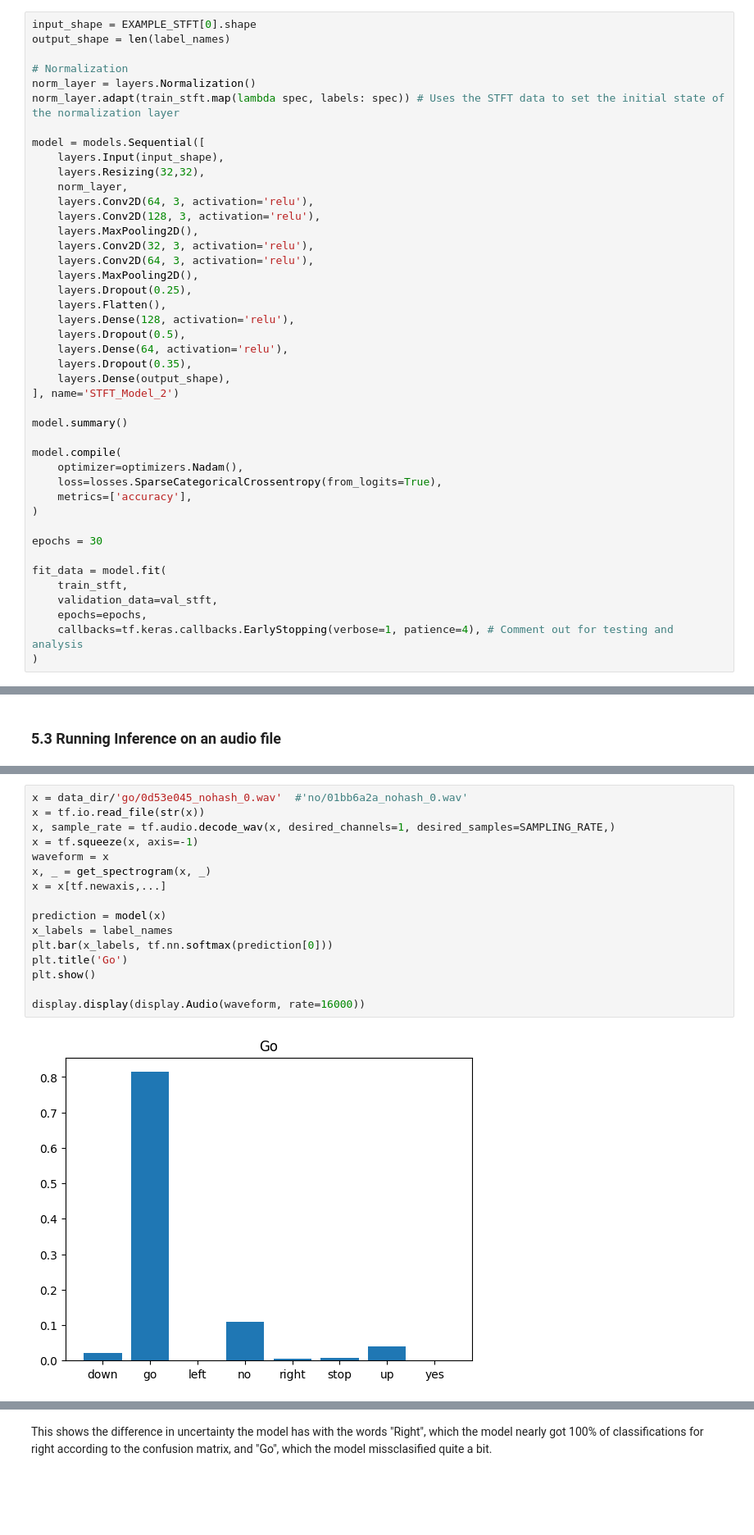
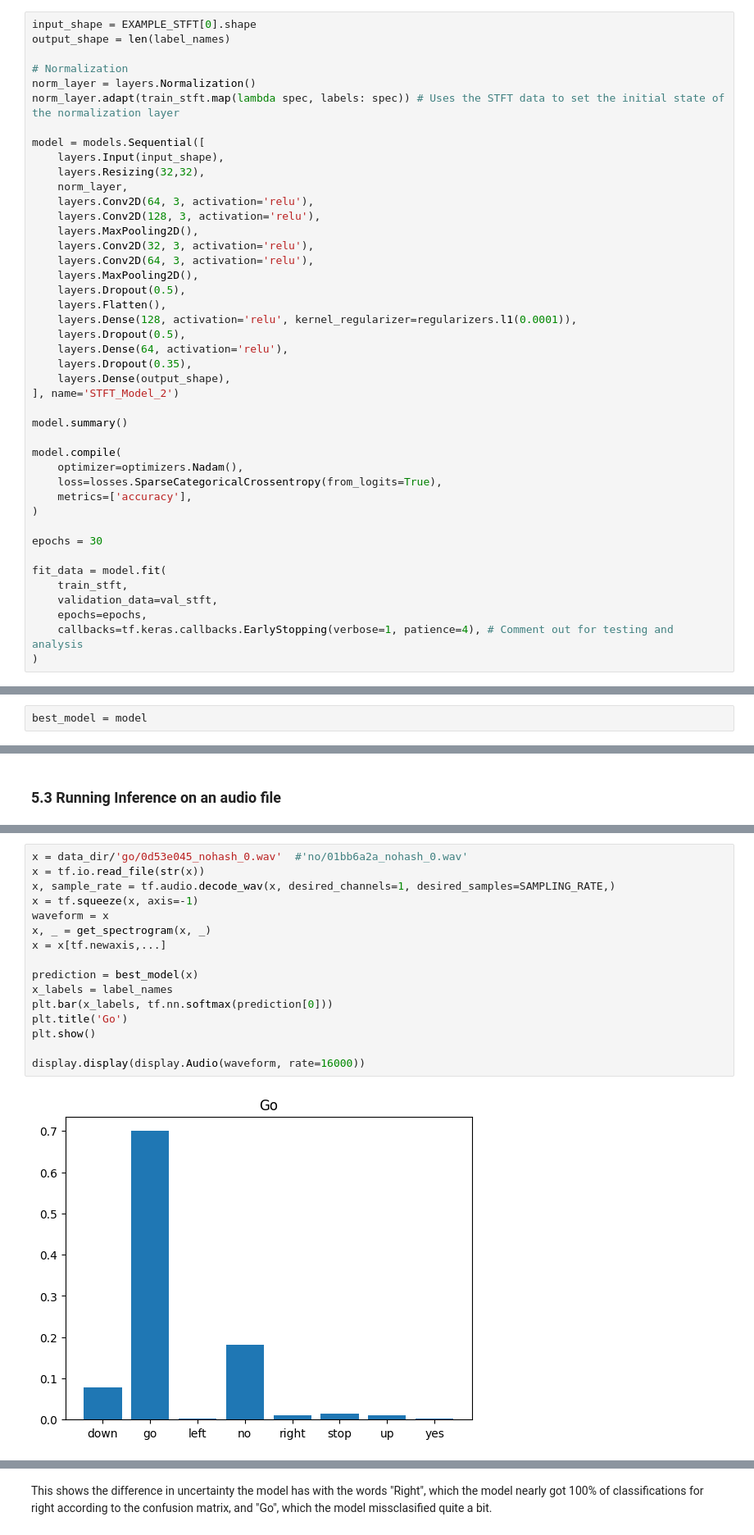
Before and after one commit to Lucas-Piccininni/628_Final_Project, a Jupyter notebook: Command_Recognition_Main.ipynb, the cells around one changed output, grey strips where cells are left out. Shown at 82% size. Cells and saved outputs as stored; diff of their text form; blank space fills up the shorter version.

Commit message:
Finished modeling and evaluation

```diff
--- a/Command_Recognition_Main.ipynb
+++ b/Command_Recognition_Main.ipynb
@@ -833,9 +832,9 @@ model = models.Sequential([
     layers.Conv2D(32, 3, activation='relu'),
     layers.Conv2D(64, 3, activation='relu'),
     layers.MaxPooling2D(),
-    layers.Dropout(0.25),
+    layers.Dropout(0.5),
     layers.Flatten(),
-    layers.Dense(128, activation='relu'),
+    layers.Dense(128, activation='relu', kernel_regularizer=regularizers.l1(0.0001)),
     layers.Dropout(0.5),
     layers.Dense(64, activation='relu'),
     layers.Dropout(0.35),
@@ -911,0 +920,2 @@ Text(0, 0.5, 'Accuracy [%]')
+# %%
+best_model = model
@@ -973,21 +1092,21 @@ display.display(display.Audio(waveform, rate=16000))
 # %%
 x = data_dir/'go/0d53e045_nohash_0.wav'  #'no/01bb6a2a_nohash_0.wav'
 x = tf.io.read_file(str(x))
 x, sample_rate = tf.audio.decode_wav(x, desired_channels=1, desired_samples=SAMPLING_RATE,)
 x = tf.squeeze(x, axis=-1)
 waveform = x
 x, _ = get_spectrogram(x, _)
 x = x[tf.newaxis,...]
 
-prediction = model(x)
+prediction = best_model(x)
 x_labels = label_names
 plt.bar(x_labels, tf.nn.softmax(prediction[0]))
 plt.title('Go')
 plt.show()
 
 display.display(display.Audio(waveform, rate=16000))
 # %% [output]
-[figure, old version]
+[figure, new version]
 [interactive output not drawn]
 # %% [markdown]
 This shows the difference in uncertainty the model has with the words "Right", which the model nearly got 100% of classifications for right according to the confusion matrix, and "Go", which the model missclasified quite a bit.
```
Also changed, not shown: parts of 32 cells of this notebook.
